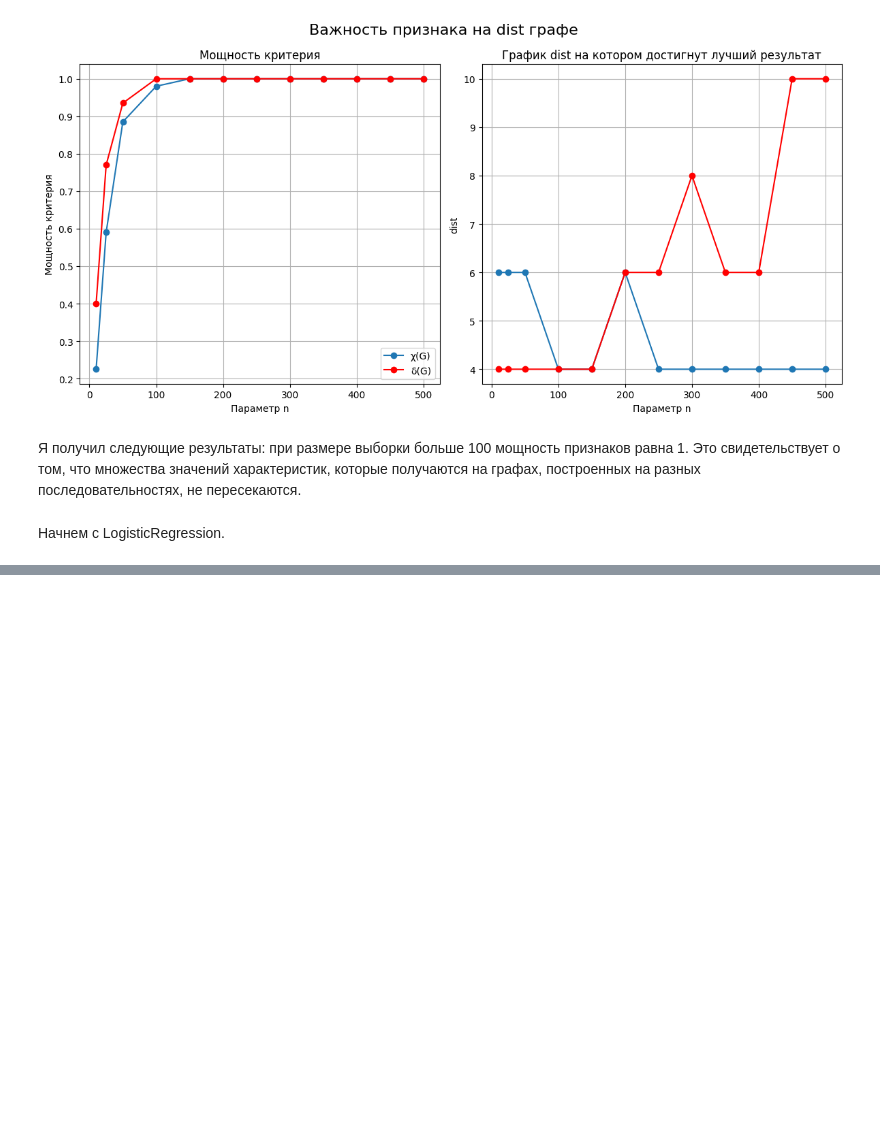
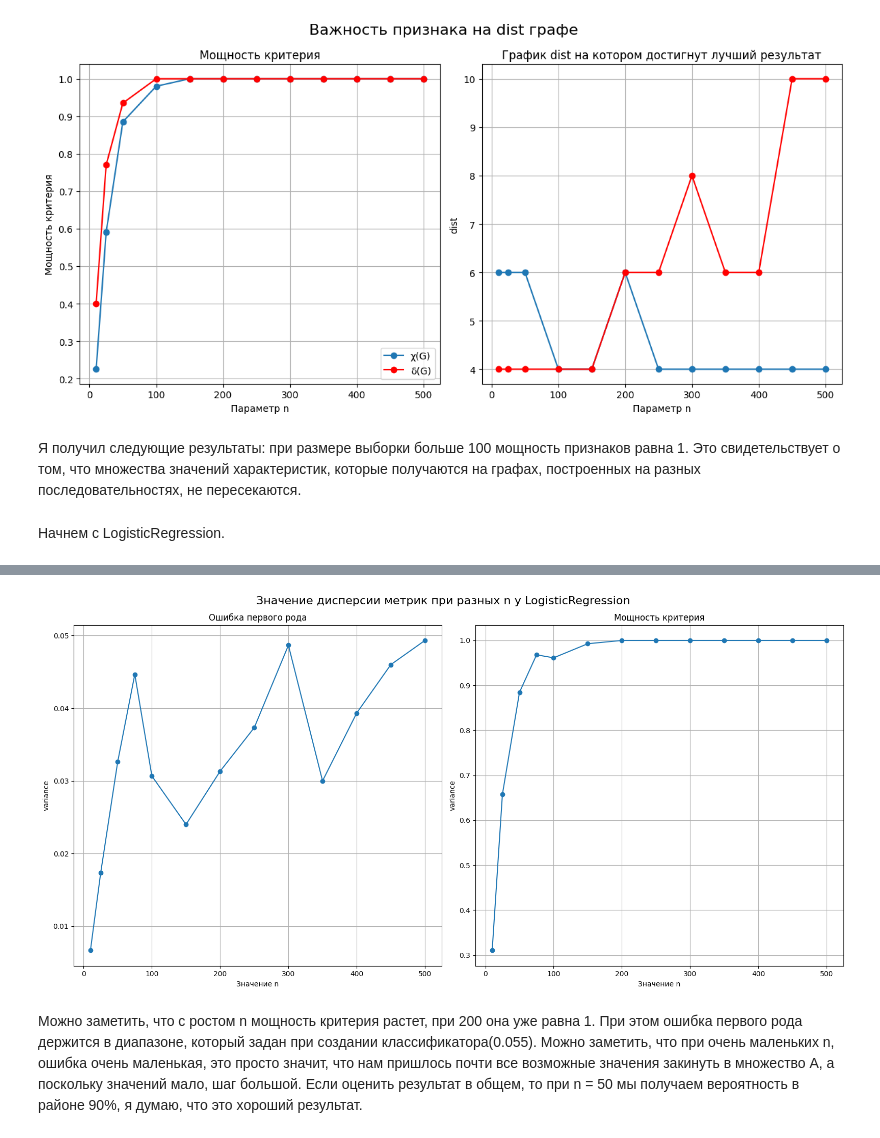
Before and after one commit to Viktorbahse/Random_Ggraph_Problems, a Jupyter notebook: notebooks/Random_graphs.ipynb, the cells around one changed output, grey strips where cells are left out. Cells and saved outputs as stored; diff of their text form; code cells hidden in the pictures; blank space fills up the shorter version.

```diff
--- a/notebooks/Random_graphs.ipynb
+++ b/notebooks/Random_graphs.ipynb
@@ -793,0 +828,26 @@ for n in tqdm(n_samples):
+# %%
+  fig, axes = plt.subplots(nrows=1, ncols=2, figsize=(16, 8))
+  fig.suptitle('Значение дисперсии метрик при разных n у LogisticRegression', fontsize=16)
+
+  ax = axes[0]
+  ax.plot(n_samples, FPRs, marker='o')
+  ax.set_title(f'Ошибка первого рода')
+  ax.set_xlabel('Значение n')
+  ax.set_ylabel('variance')
+  ax.grid(True)
+
+  ax = axes[1]
+  ax.plot(n_samples, Powers, marker='o')
+  ax.set_title(f'Мощность критерия')
+  ax.set_xlabel('Значение n')
+  ax.set_ylabel('variance')
+  ax.grid(True)
+
+
+
+  plt.tight_layout()
+  plt.show()
+# %% [output]
+[figure, added]
+# %% [markdown]
+Можно заметить, что с ростом n мощность критерия растет, при 200 она уже равна 1. При этом ошибка первого рода держится в диапазоне, который задан при создании классификатора(0.055). Можно заметить, что при очень маленьких n, ошибка очень маленькая, это просто значит, что нам пришлось почти все возможные значения закинуть в множество А, а поскольку значений мало, шаг большой. Если оценить результат в общем, то при n = 50 мы получаем вероятность в районе 90%, я думаю, что это хороший результат.
```
Also changed, not shown: parts of 6 cells of this notebook, 2 other files.
